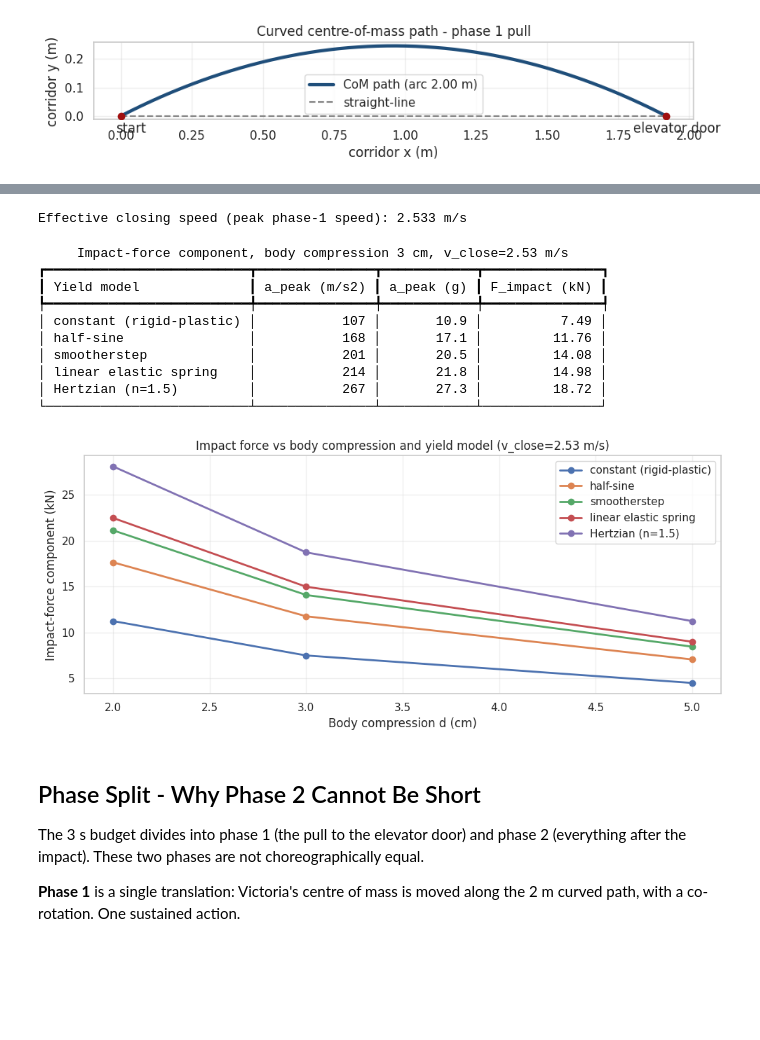
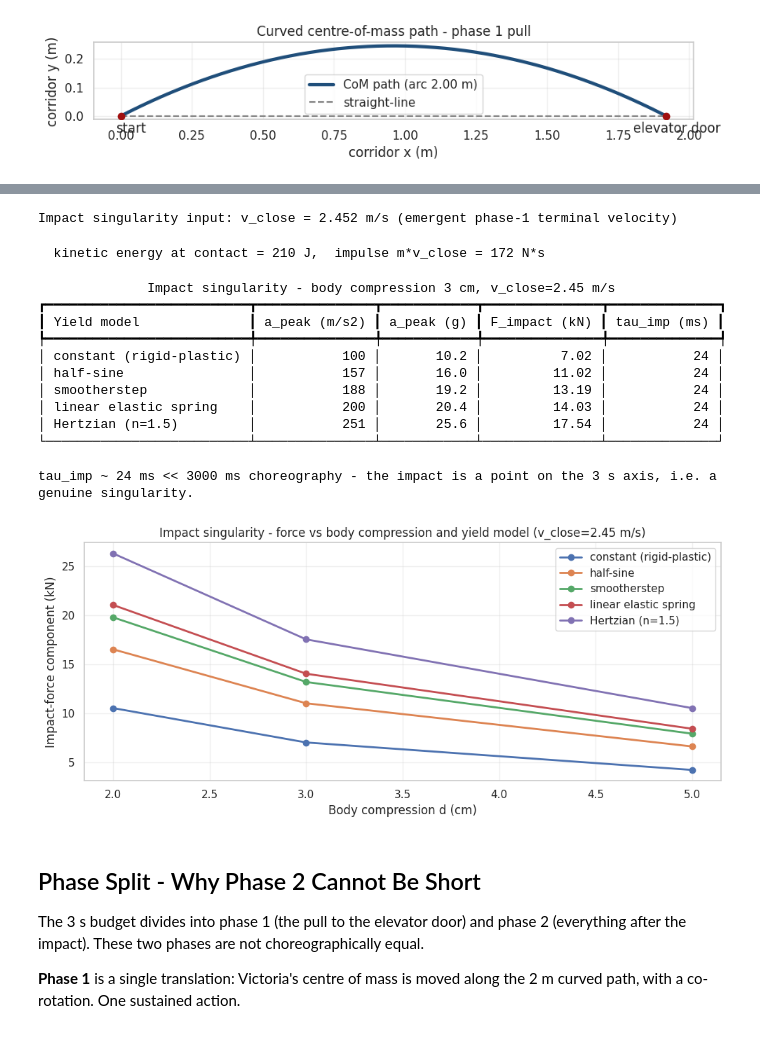
Before and after one commit to stellarshenson/henryk-simulations, a Jupyter notebook: notebooks/01b-kj-smooth-choreography.ipynb, the cells around one changed output, grey strips where cells are left out. Drawn from its saved outputs; the diff is of its cells as text; code cells hidden in the pictures; blank space fills up the shorter version.

```diff
--- a/notebooks/01b-kj-smooth-choreography.ipynb
+++ b/notebooks/01b-kj-smooth-choreography.ipynb
@@ -574,54 +788,64 @@ Here we tabulate the impact-force component across yield models, using the kinem
 # %%
 m_v = KINEMATICS["bodies"]["victoria_mass_kg"]
-# effective closing speed: peak speed during phase 1 (the body's momentum just
-# before it is brought to the stationary point at the door)
-i_imp = int(np.argmin(np.abs(t - ti)))
-v_close = float(np.abs(traj["v"][:i_imp]).max())
-console.print(f"Effective closing speed (peak phase-1 speed): {v_close:.3f} m/s")
+console.print(f"Impact singularity input: v_close = {v_close:.3f} m/s "
+              f"(emergent phase-1 terminal velocity)")
+console.print(f"  kinetic energy at contact = {0.5*m_v*v_close**2:.0f} J,  "
+              f"impulse m*v_close = {m_v*v_close:.0f} N*s")
 
+# yield-shape peak factor: a_peak = factor * v_close^2 / d
 yield_factor = {"constant (rigid-plastic)": 0.50, "half-sine": 0.785,
                 "smootherstep": 0.94, "linear elastic spring": 1.00,
                 "Hertzian (n=1.5)": 1.25}
 rows = []
 for model, fac in yield_factor.items():
     for d_cm in [2.0, 3.0, 5.0]:
         d = d_cm / 100.0
         a_pk = fac * v_close**2 / d
-        rows.append((model, d_cm, a_pk, a_pk/9.80665, m_v*a_pk/1000))
-ydf = pd.DataFrame(rows, columns=["model", "d_cm", "a_peak", "a_peak_g", "F_kN"])
+        tau = 2.0 * d / v_close          # ~ contact duration, mean-speed estimate
+        rows.append((model, d_cm, a_pk, a_pk/9.80665, m_v*a_pk/1000, tau*1000))
+ydf = pd.DataFrame(rows, columns=["model", "d_cm", "a_peak", "a_peak_g",
+                                  "F_kN", "tau_ms"])
 
-ytab = Table(title=f"[bold]Impact-force component, body compression 3 cm, "
+ytab = Table(title=f"[bold]Impact singularity - body compression 3 cm, "
              f"v_close={v_close:.2f} m/s[/bold]",
              show_header=True, header_style="bold cyan")
-for col in ("Yield model", "a_peak (m/s2)", "a_peak (g)", "F_impact (kN)"):
+for col in ("Yield model", "a_peak (m/s2)", "a_peak (g)", "F_impact (kN)",
+            "tau_imp (ms)"):
     ytab.add_column(col, justify="right" if col != "Yield model" else "left")
 for _, r in ydf[ydf.d_cm == 3.0].iterrows():
-    ytab.add_row(r.model, f"{r.a_peak:.0f}", f"{r.a_peak_g:.1f}", f"{r.F_kN:.2f}")
+    ytab.add_row(r.model, f"{r.a_peak:.0f}", f"{r.a_peak_g:.1f}", f"{r.F_kN:.2f}",
+                 f"{r.tau_ms:.0f}")
 console.print(ytab)
+_tau3 = ydf[ydf.d_cm == 3.0].tau_ms.iloc[0]
+console.print(f"[yellow]tau_imp ~ {_tau3:.0f} ms << 3000 ms choreography - the "
+              f"impact is a point on the 3 s axis, i.e. a genuine singularity.[/yellow]")
 
 fig, ax = plt.subplots(figsize=(10, 4.5))
 for model in ydf.model.unique():
     sub = ydf[ydf.model == model]
     ax.plot(sub.d_cm, sub.F_kN, "o-", lw=2, label=model)
 ax.set_xlabel("Body compression d (cm)"); ax.set_ylabel("Impact-force component (kN)")
-ax.set_title(f"Impact force vs body compression and yield model (v_close={v_close:.2f} m/s)")
+ax.set_title(f"Impact singularity - force vs body compression and yield model "
+             f"(v_close={v_close:.2f} m/s)")
 ax.legend(); ax.grid(True, alpha=0.3)
 fig.tight_layout()
 fig.savefig(FIG_DIR / "01b-yield-study.png", dpi=140, bbox_inches="tight")
 plt.show()
 # %% [output]
-Effective closing speed (peak phase-1 speed): 2.533 m/s
+Impact singularity input: v_close = 2.452 m/s (emergent phase-1 terminal velocity)
-     Impact-force component, body compression 3 cm, v_close=2.53 m/s
-┏━━━━━━━━━━━━━━━━━━━━━━━━━━┳━━━━━━━━━━━━━━━┳━━━━━━━━━━━━┳━━━━━━━━━━━━━━━┓
-┃ Yield model              ┃ a_peak (m/s2) ┃ a_peak (g) ┃ F_impact (kN) ┃
-┡━━━━━━━━━━━━━━━━━━━━━━━━━━╇━━━━━━━━━━━━━━━╇━━━━━━━━━━━━╇━━━━━━━━━━━━━━━┩
-│ constant (rigid-plastic) │           107 │       10.9 │          7.49 │
-│ half-sine                │           168 │       17.1 │         11.76 │
-│ smootherstep             │           201 │       20.5 │         14.08 │
-│ linear elastic spring    │           214 │       21.8 │         14.98 │
-│ Hertzian (n=1.5)         │           267 │       27.3 │         18.72 │
-└──────────────────────────┴───────────────┴────────────┴───────────────┘
+  kinetic energy at contact = 210 J,  impulse m*v_close = 172 N*s
+              Impact singularity - body compression 3 cm, v_close=2.45 m/s
+┏━━━━━━━━━━━━━━━━━━━━━━━━━━┳━━━━━━━━━━━━━━━┳━━━━━━━━━━━━┳━━━━━━━━━━━━━━━┳━━━━━━━━━━━━━━┓
+┃ Yield model              ┃ a_peak (m/s2) ┃ a_peak (g) ┃ F_impact (kN) ┃ tau_imp (ms) ┃
+┡━━━━━━━━━━━━━━━━━━━━━━━━━━╇━━━━━━━━━━━━━━━╇━━━━━━━━━━━━╇━━━━━━━━━━━━━━━╇━━━━━━━━━━━━━━┩
+│ constant (rigid-plastic) │           100 │       10.2 │          7.02 │           24 │
+│ half-sine                │           157 │       16.0 │         11.02 │           24 │
+│ smootherstep             │           188 │       19.2 │         13.19 │           24 │
+│ linear elastic spring    │           200 │       20.4 │         14.03 │           24 │
+│ Hertzian (n=1.5)         │           251 │       25.6 │         17.54 │           24 │
+└──────────────────────────┴───────────────┴────────────┴───────────────┴──────────────┘
+tau_imp ~ 24 ms << 3000 ms choreography - the impact is a point on the 3 s axis, i.e. a genuine singularity.
-[figure, old version]
+[figure, new version]
 # %% [markdown]
 ## Phase Split - Why Phase 2 Cannot Be Short
 
```
Also changed, not shown: parts of 25 cells of this notebook, 23 other files.
